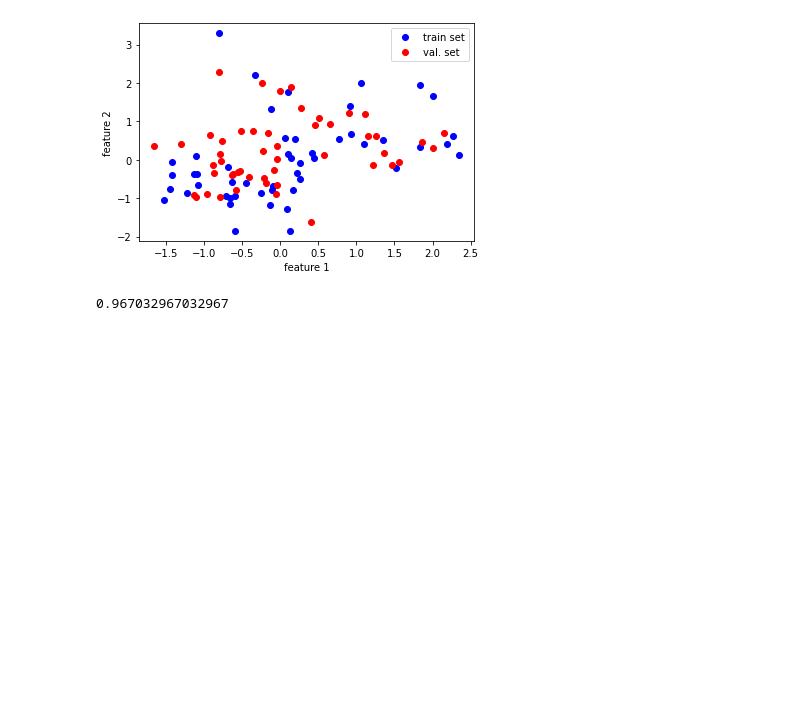
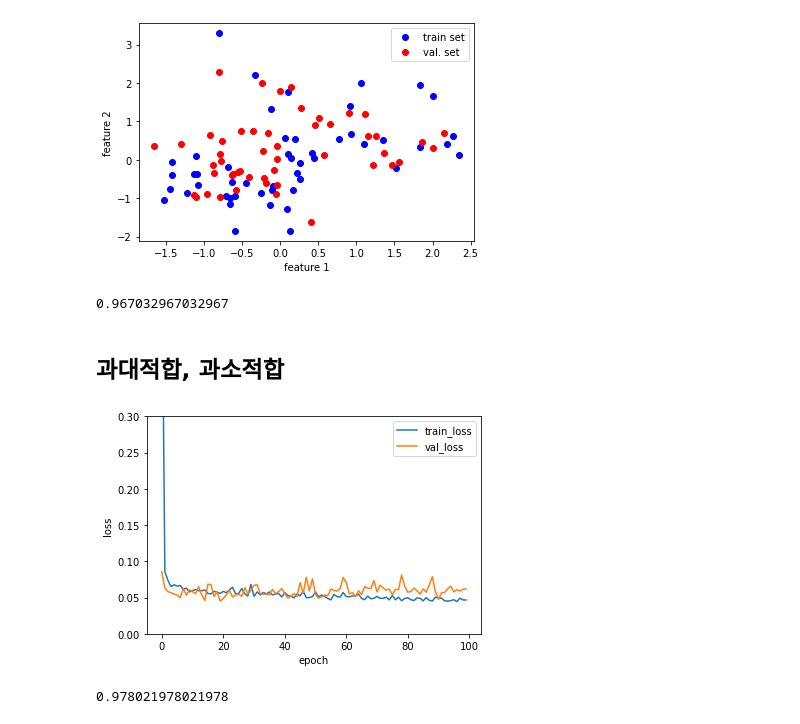
Before and after one commit to ghleex/TIL, a Jupyter notebook: 09_machine_learning/01_introduction_to_ml/do_it_series/03_how_to_train.ipynb, the cells around one changed output. Drawn from its saved outputs; the diff is of its cells as text; code cells hidden in the pictures; blank space fills up the shorter version.

```diff
--- a/09_machine_learning/01_introduction_to_ml/do_it_series/03_how_to_train.ipynb
+++ b/09_machine_learning/01_introduction_to_ml/do_it_series/03_how_to_train.ipynb
@@ -200,3 +200,5 @@ plt.show()
 layer2.score(x_val_scaled, y_val)
 # %% [output]
 0.967032967032967
+# %% [markdown]
+## 과대적합, 과소적합
@@ -202,0 +299,22 @@ layer2.score(x_val_scaled, y_val)
+# %%
+layer3 = SingleLayer()
+layer3.fit(x_train_scaled, y_train, x_val=x_val_scaled, y_val=y_val)
+# %%
+plt.ylim(0, 0.3)
+plt.plot(layer3.losses)
+plt.plot(layer3.val_losses)
+plt.ylabel('loss')
+plt.xlabel('epoch')
+plt.legend(['train_loss', 'val_loss'])
+plt.show()
+
+# 검증 손실이 약 20번째 epoch 이후에 훈련 세트보다 높아짐
+# 다시 말해 epoch가 진행함에 따라 가중치는 훈련 세트와 맞지만 검증 세트와는 맞지 않게 됨
+# %% [output]
+[figure, added]
+# %%
+layer4 = SingleLayer()
+layer4.fit(x_train_scaled, y_train, epochs=20)
+layer4.score(x_val_scaled, y_val)
+# %% [output]
+0.978021978021978
```
Also changed, not shown: parts of 1 cell of this notebook.
